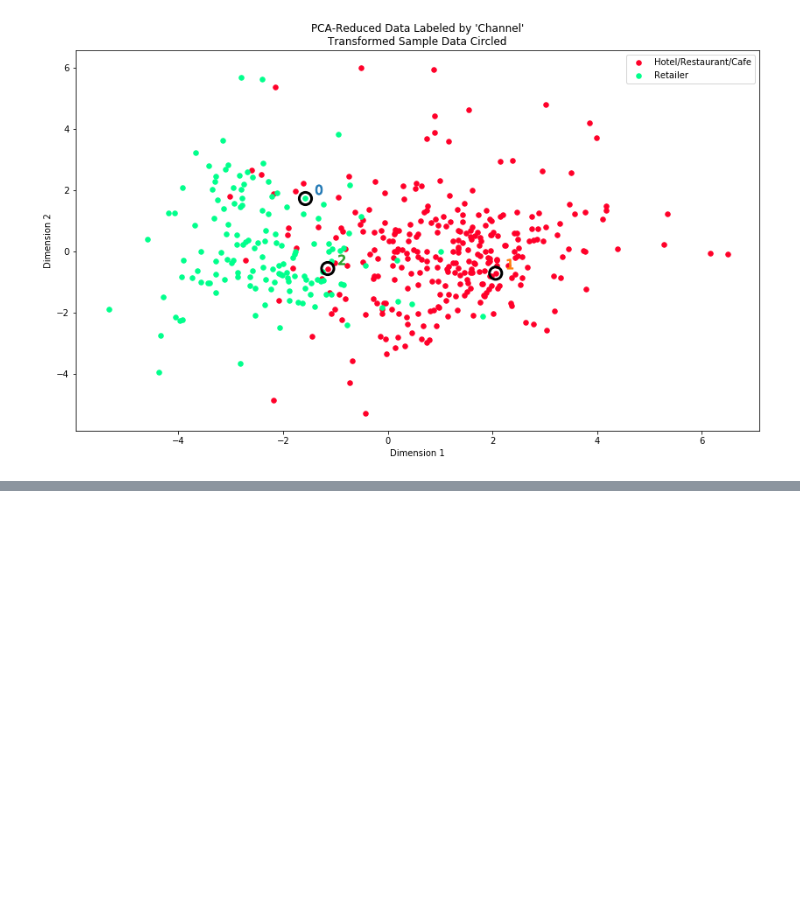
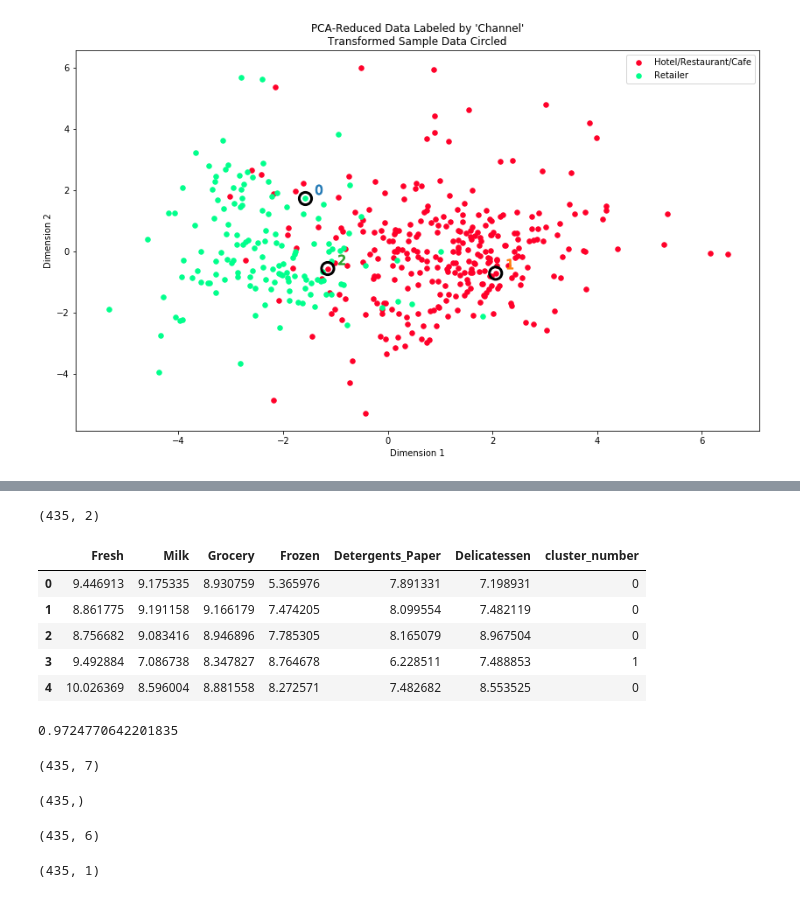
Before and after one commit to siramkalyan/customer_segments, a Jupyter notebook: customer_segments.ipynb, the cells around one changed output, grey strips where cells are left out. Cells and saved outputs as stored; diff of their text form; code cells hidden in the pictures; blank space fills up the shorter version.

```diff
--- a/customer_segments.ipynb
+++ b/customer_segments.ipynb
@@ -594,0 +345,50 @@ because it produces similar segmentation resut.
+# %%
+print(reduced_data.shape)
+# %% [output]
+(435, 2)
+# %%
+good_data["cluster_number"]=preds
+# %%
+good_data.head()
+# %% [output]
+|  | Fresh | Milk | Grocery | Frozen | Detergents_Paper | Delicatessen | cluster_number |
+| 0 | 9.446913 | 9.175335 | 8.930759 | 5.365976 | 7.891331 | 7.198931 | 0 |
+| 1 | 8.861775 | 9.191158 | 9.166179 | 7.474205 | 8.099554 | 7.482119 | 0 |
+| 2 | 8.756682 | 9.083416 | 8.946896 | 7.785305 | 8.165079 | 8.967504 | 0 |
+| 3 | 9.492884 | 7.086738 | 8.347827 | 8.764678 | 6.228511 | 7.488853 | 1 |
+| 4 | 10.026369 | 8.596004 | 8.881558 | 8.272571 | 7.482682 | 8.553525 | 0 |
+# %%
+from sklearn.ensemble import AdaBoostClassifier
+from sklearn.model_selection import train_test_split
+from sklearn import svm
+# TODO: Split the data into training and testing sets(0.25) using the given feature as the target
+# Set a random state.
+new_data = good_data.drop(['cluster_number'], axis = 1)
+new_feature = pd.DataFrame(good_data['cluster_number'])
+X_train, X_test, y_train, y_test = train_test_split(new_data, new_feature, test_size=0.25, random_state=42)
+
+# TODO: Create a decision tree regressor and fit it to the training set
+claaas =  svm.SVC(random_state=42)
+claaas.fit(X_train,y_train)
+
+# TODO: Report the score of the prediction using the testing set
+score =  claaas.score(X_test, y_test)
+score
+# %% [output]
+0.9724770642201835
+# %%
+good_data.shape
+# %% [output]
+(435, 7)
+# %%
+preds.shape
+# %% [output]
+(435,)
+# %%
+new_data.shape
+# %% [output]
+(435, 6)
+# %%
+new_feature.shape
+# %% [output]
+(435, 1)
```
Also changed, not shown: parts of 55 cells of this notebook, 2 other files.
